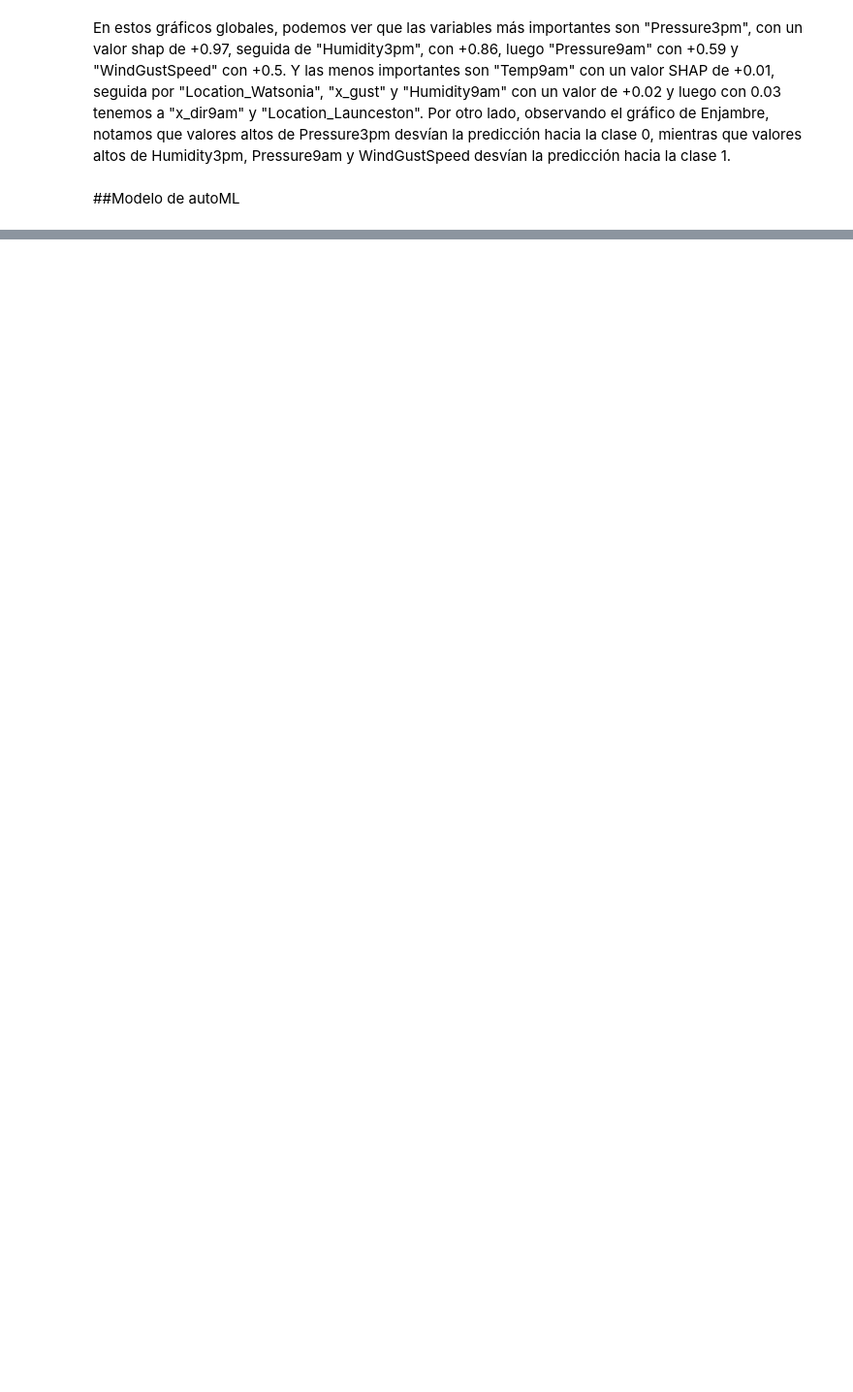
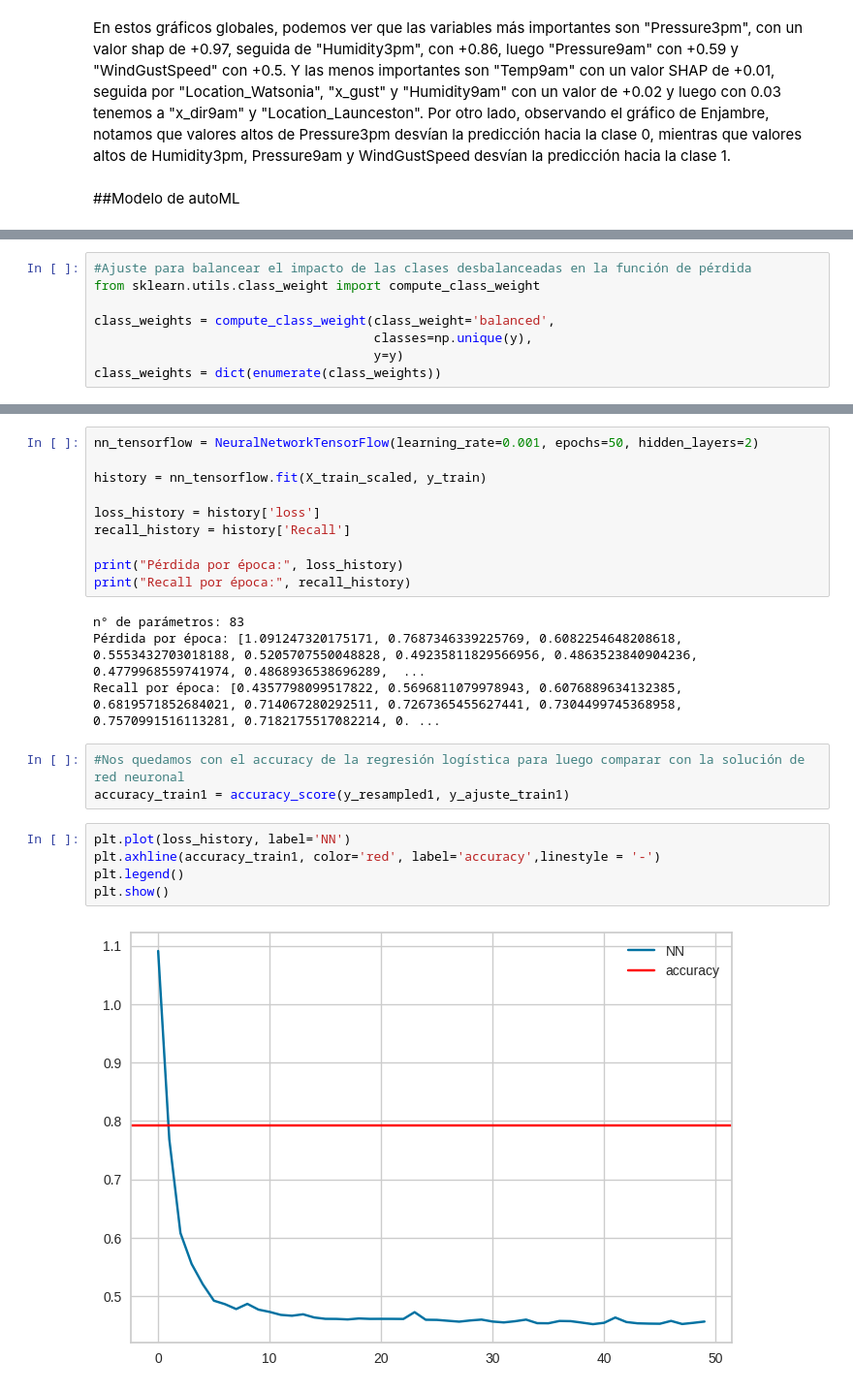
Before and after one commit to LBreccia/AA1-TUIA-Breccia-Justo, a Jupyter notebook: TP_clasificacion_AA1.ipynb, the cells around one changed output, grey strips where cells are left out. Shown at 97% size. Saved outputs shown, nothing was run; the diff lists cells and outputs as text; blank space fills up the shorter version.

```diff
--- a/TP_clasificacion_AA1.ipynb
+++ b/TP_clasificacion_AA1.ipynb
@@ -1010,0 +1047,8 @@ En el último gráfico se muestra la importancia de las variables en el modelo,
+# %%
+#Ajuste para balancear el impacto de las clases desbalanceadas en la función de pérdida
+from sklearn.utils.class_weight import compute_class_weight
+
+class_weights = compute_class_weight(class_weight='balanced',
+                                     classes=np.unique(y),
+                                     y=y)
+class_weights = dict(enumerate(class_weights))
@@ -1010,0 +1125,24 @@ En el último gráfico se muestra la importancia de las variables en el modelo,
+# %%
+nn_tensorflow = NeuralNetworkTensorFlow(learning_rate=0.001, epochs=50, hidden_layers=2)
+
+history = nn_tensorflow.fit(X_train_scaled, y_train)
+
+loss_history = history['loss']
+recall_history = history['Recall']
+
+print("Pérdida por época:", loss_history)
+print("Recall por época:", recall_history)
+# %% [output]
+n° de parámetros: 83
+Pérdida por época: [1.091247320175171, 0.7687346339225769, 0.6082254648208618, 0.5553432703018188, 0.5205707550048828, 0.49235811829566956, 0.4863523840904236, 0.4779968559741974, 0.4868936538696289,  ...
+Recall por época: [0.4357798099517822, 0.5696811079978943, 0.6076889634132385, 0.6819571852684021, 0.714067280292511, 0.7267365455627441, 0.7304499745368958, 0.7570991516113281, 0.7182175517082214, 0. ...
+# %%
+#Nos quedamos con el accuracy de la regresión logística para luego comparar con la solución de red neuronal
+accuracy_train1 = accuracy_score(y_resampled1, y_ajuste_train1)
+# %%
+plt.plot(loss_history, label='NN')
+plt.axhline(accuracy_train1, color='red', label='accuracy',linestyle = '-')
+plt.legend()
+plt.show()
+# %% [output]
+[figure, added]
```
Also changed, not shown: parts of 60 cells of this notebook.
